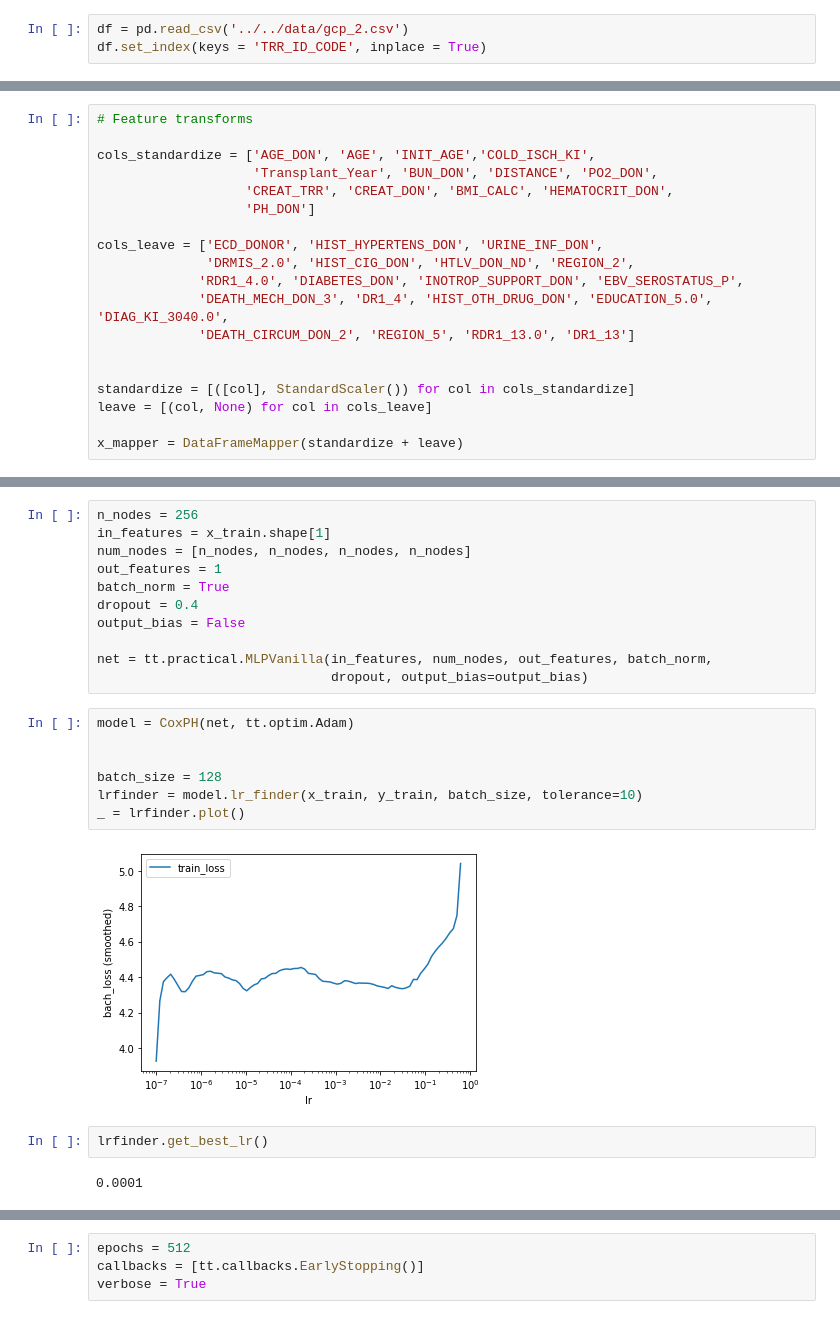
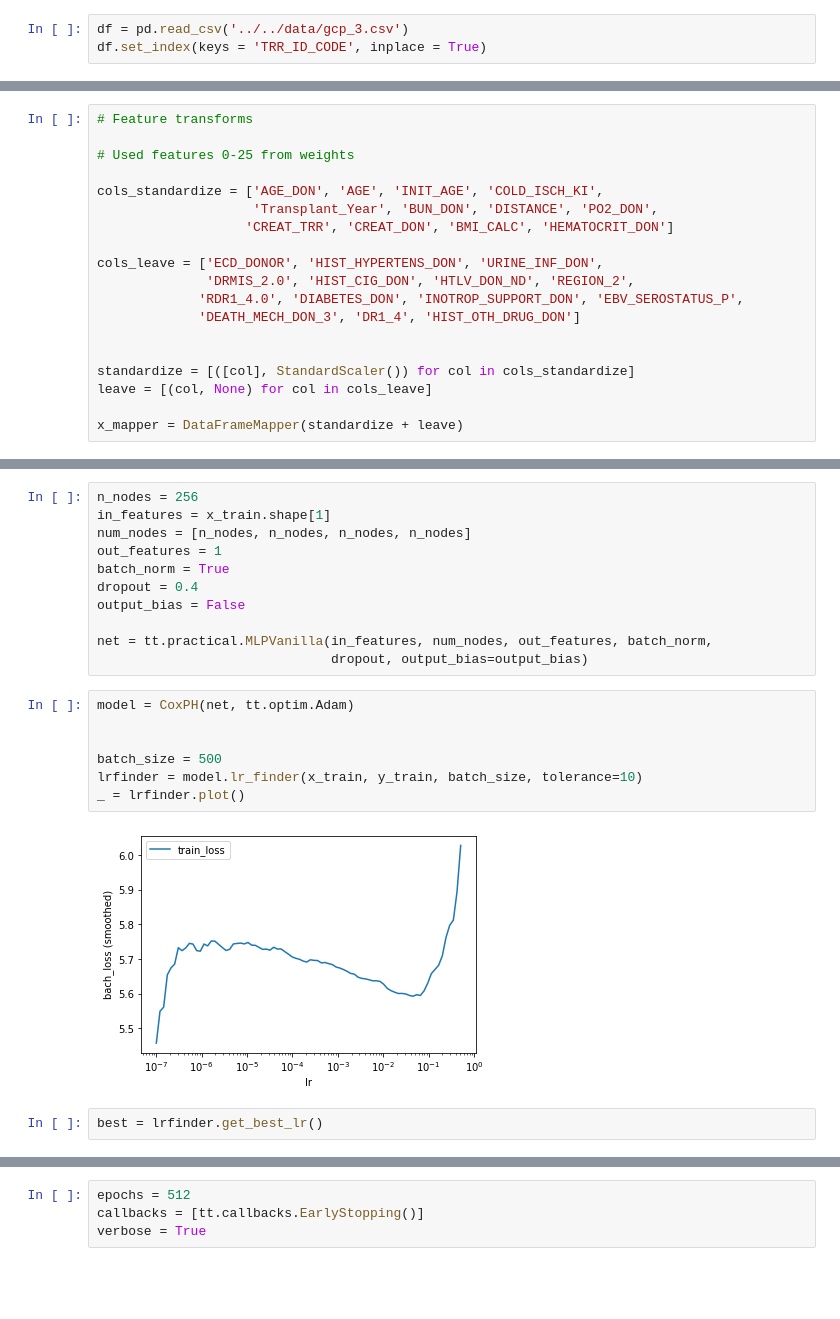
Before and after one commit to akhan390/KDRI, a Jupyter notebook: code/3_Jupyter-notebooks/5_DeepSurv.ipynb, the cells around one changed output, grey strips where cells are left out. Saved outputs shown, nothing was run; the diff lists cells and outputs as text; blank space fills up the shorter version.

```diff
--- a/code/3_Jupyter-notebooks/5_DeepSurv.ipynb
+++ b/code/3_Jupyter-notebooks/5_DeepSurv.ipynb
@@ -16,7 +16,7 @@ from pycox.evaluation import EvalSurv
 np.random.seed(1234)
 _ = torch.manual_seed(123)
 # %%
-df = pd.read_csv('../../data/gcp_2.csv')
+df = pd.read_csv('../../data/gcp_3.csv')
 df.set_index(keys = 'TRR_ID_CODE', inplace = True)
 # %%
 df_train = df
@@ -27,16 +27,16 @@ df_train = df_train.drop(df_val.index)
 # %%
 # Feature transforms
 
-cols_standardize = ['AGE_DON', 'AGE', 'INIT_AGE','COLD_ISCH_KI',
+# Used features 0-25 from weights
+
+cols_standardize = ['AGE_DON', 'AGE', 'INIT_AGE', 'COLD_ISCH_KI',
                     'Transplant_Year', 'BUN_DON', 'DISTANCE', 'PO2_DON',
-                   'CREAT_TRR', 'CREAT_DON', 'BMI_CALC', 'HEMATOCRIT_DON',
-                   'PH_DON']
+                   'CREAT_TRR', 'CREAT_DON', 'BMI_CALC', 'HEMATOCRIT_DON']
 
 cols_leave = ['ECD_DONOR', 'HIST_HYPERTENS_DON', 'URINE_INF_DON',
               'DRMIS_2.0', 'HIST_CIG_DON', 'HTLV_DON_ND', 'REGION_2',
              'RDR1_4.0', 'DIABETES_DON', 'INOTROP_SUPPORT_DON', 'EBV_SEROSTATUS_P',
-             'DEATH_MECH_DON_3', 'DR1_4', 'HIST_OTH_DRUG_DON', 'EDUCATION_5.0', 'DIAG_KI_3040.0',
-             'DEATH_CIRCUM_DON_2', 'REGION_5', 'RDR1_13.0', 'DR1_13']
+             'DEATH_MECH_DON_3', 'DR1_4', 'HIST_OTH_DRUG_DON']
 
 
 standardize = [([col], StandardScaler()) for col in cols_standardize]
@@ -69,14 +69,12 @@ net = tt.practical.MLPVanilla(in_features, num_nodes, out_features, batch_norm,
 # %%
 model = CoxPH(net, tt.optim.Adam)
 
 
-batch_size = 128
+batch_size = 500
 lrfinder = model.lr_finder(x_train, y_train, batch_size, tolerance=10)
 _ = lrfinder.plot()
 # %% [output]
-[figure, old version]
+[figure, new version]
-# %%
-lrfinder.get_best_lr()
-# %% [output]
-0.0001
+# %%
+best = lrfinder.get_best_lr()
 # %%
```
Also changed, not shown: parts of 11 cells of this notebook, 1 other file.
